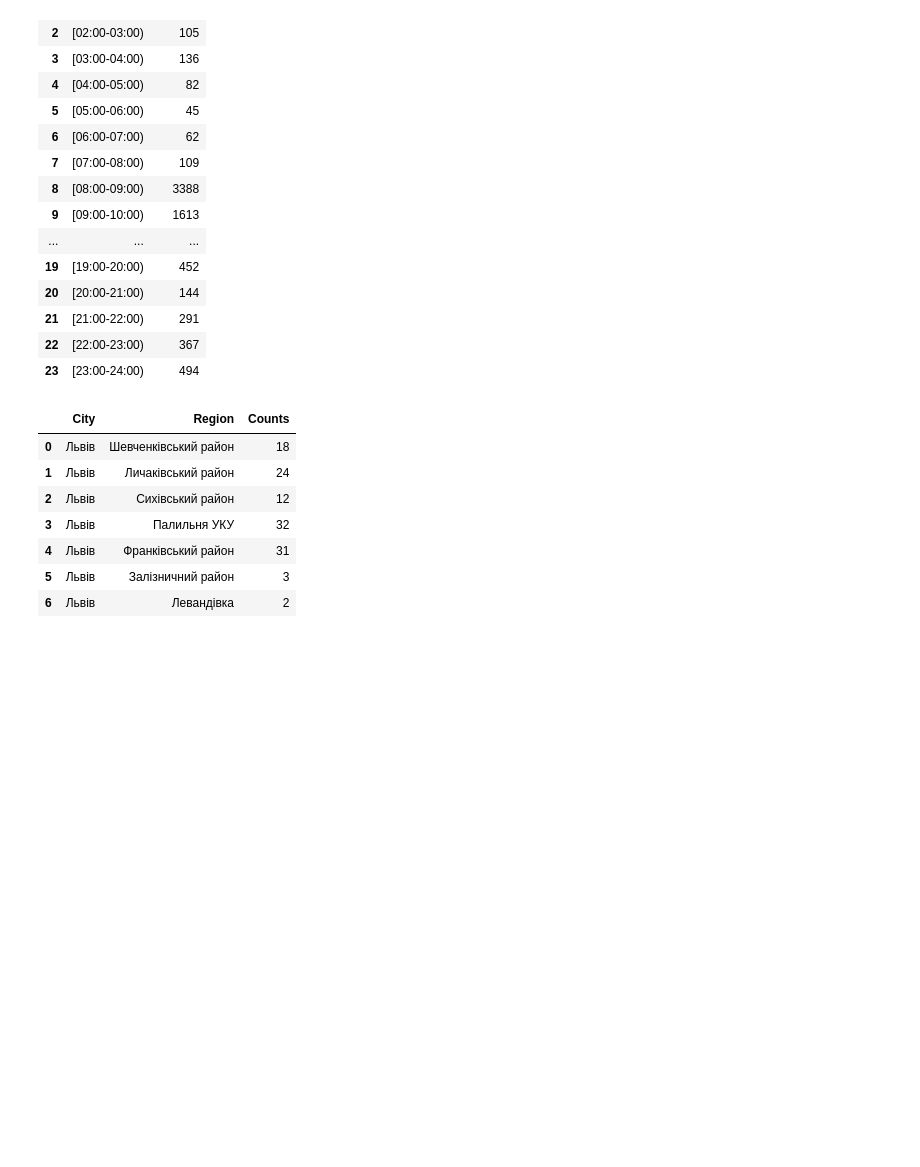
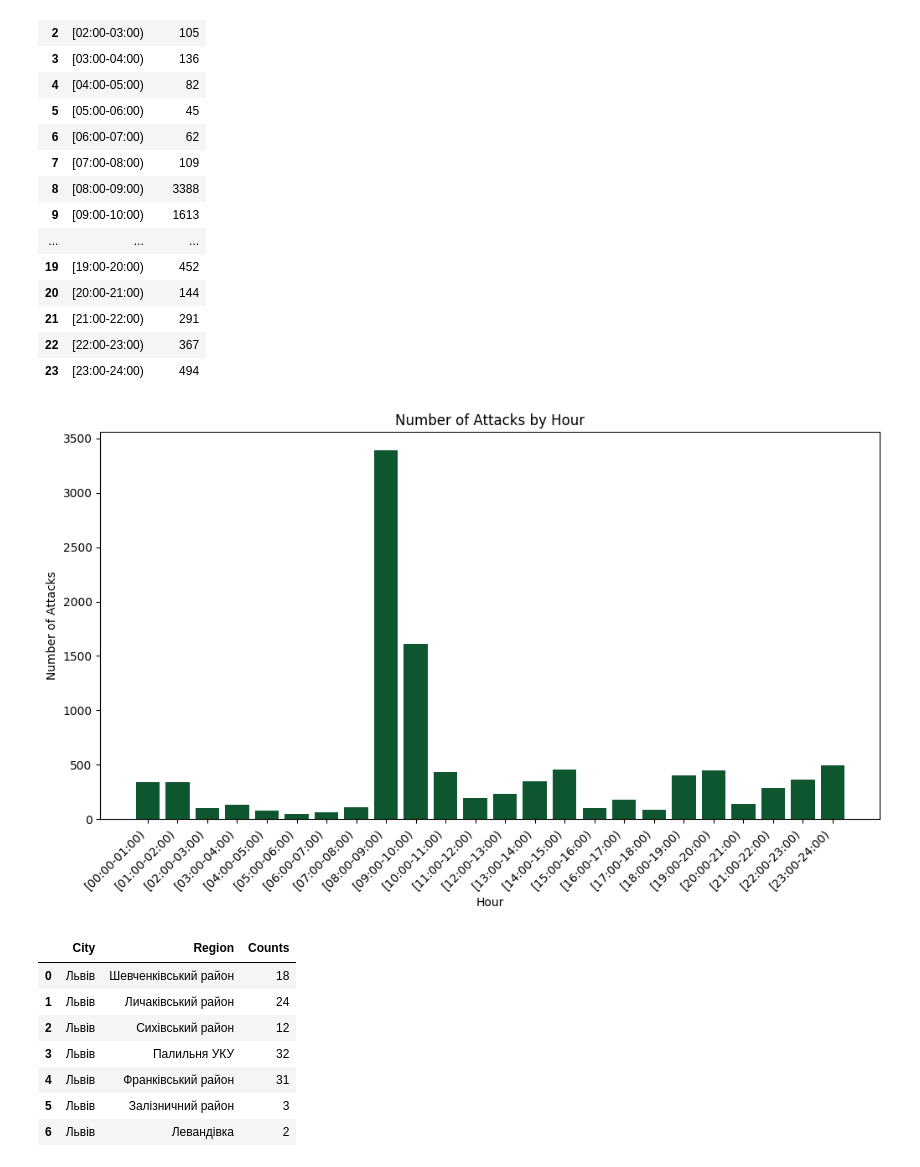
Before and after one commit to KiraYampolska/Weather-attacks, a Jupyter notebook: weather.ipynb, the cells around one changed output. Saved outputs shown, nothing was run; the diff lists cells and outputs as text; code cells hidden in the pictures; blank space fills up the shorter version.

```diff
--- a/weather.ipynb
+++ b/weather.ipynb
@@ -198,6 +219,38 @@ process_data(read_file('message-weather (1).csv'))
 | 21 | [21:00-22:00) | 291 |
 | 22 | [22:00-23:00) | 367 |
 | 23 | [23:00-24:00) | 494 |
+# %%
+import matplotlib.pyplot as plt
+
+def process_data(df):
+    hours = []
+    number = []
+    for i in range(24):
+        if i == 9:
+            hours.append(f'[0{i}:00-{i + 1}:00)')
+        elif i < 10:
+            hours.append(f'[0{i}:00-0{i + 1}:00)')
+        else:
+            hours.append(f'[{i}:00-{i + 1}:00)')
+        count = 0
+        for j in range(len(df)):
+            if int(df.date_weather[j].split()[1].split(':')[0]) == i:
+                if ("💥" in df.tg_message[j]) | ("📍" in df.tg_message[j]) | ("⚠️" in df.tg_message[j]):
+                    count += df.tg_message[j].count("💥") + df.tg_message[j].count("⚠️") + df.tg_message[j].count("📍")
+        number.append(count)
+
+    data = pd.DataFrame({'hours': hours, 'attacks': number})
+
+    plt.figure(figsize=(12, 6))
+    plt.bar(data['hours'], data['attacks'], color='#0D562F')
+    plt.title('Number of Attacks by Hour')
+    plt.xlabel('Hour')
+    plt.ylabel('Number of Attacks')
+    plt.xticks(rotation=45, ha='right')
+    plt.show()
+process_data(read_file('message-weather (1).csv'))
+# %% [output]
+[figure, added]
 # %%
 def flag_direction(df, show_statistics=True):
     mod_stats = df.loc[df['city'] == 'Львів', ['city', 'date_weather', 'wind_direction']]
```
Also changed, not shown: parts of 1 cell of this notebook.
